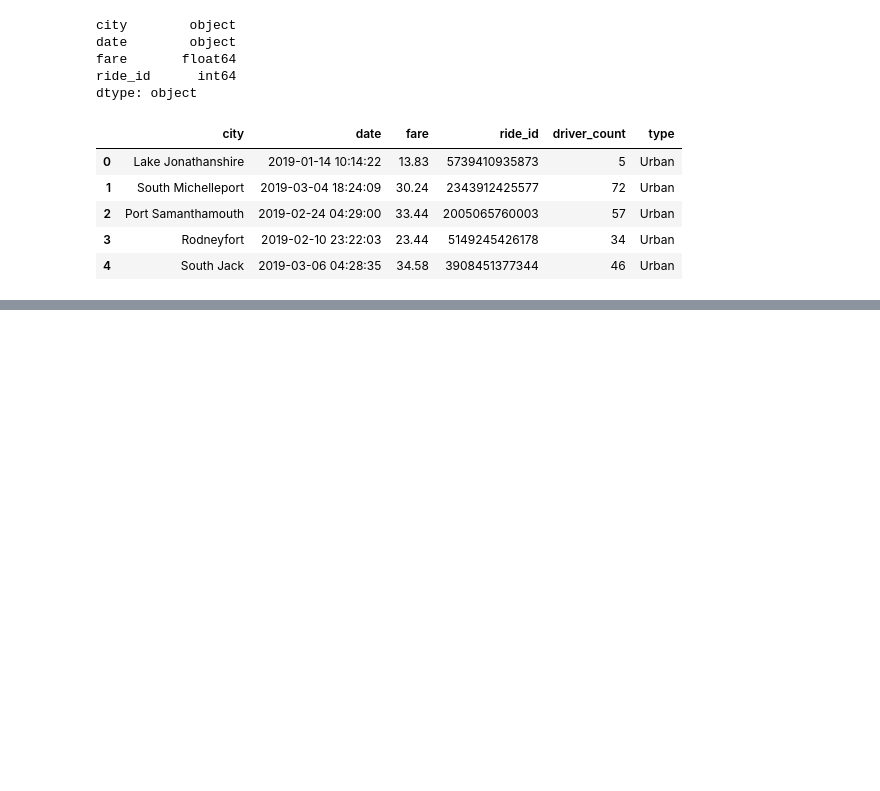
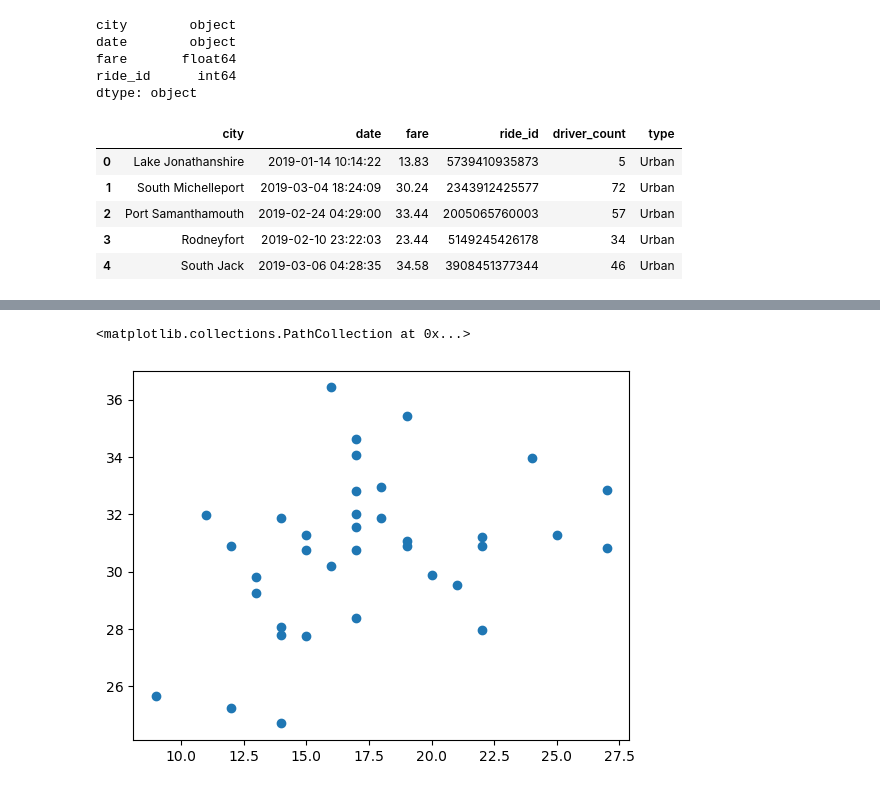
Before and after one commit to michelleacg/PyBer_Analysis, a Jupyter notebook: PyBer.ipynb, the cells around one changed output, grey strips where cells are left out. Saved outputs shown, nothing was run; the diff lists cells and outputs as text; code cells hidden in the pictures; blank space fills up the shorter version.

```diff
--- a/PyBer.ipynb
+++ b/PyBer.ipynb
@@ -123,0 +135,5 @@ pyber_data_df.head()
+# %%
+# Create the Suburban and Rural city DataFrames.
+suburban_cities_df = pyber_data_df[pyber_data_df["type"] == "Suburban"]
+rural_cities_df = pyber_data_df[pyber_data_df["type"] == "Rural"]
+rural_cities_df
@@ -123,0 +166,4 @@ pyber_data_df.head()
+# %%
+# Create the suburban and rural ride count.
+suburban_ride_count = suburban_cities_df.groupby(["city"]).count()["ride_id"]
+rural_ride_count = rural_cities_df.groupby(["city"]).count()["ride_id"]
@@ -123,0 +206,4 @@ pyber_data_df.head()
+# %%
+# Get average fare for each city in the urban cities.
+suburban_avg_fare = suburban_cities_df.groupby(["city"]).mean()["fare"]
+suburban_avg_fare.head()
@@ -123,0 +249,6 @@ pyber_data_df.head()
+# %%
+# Build the scatter plots for urban cities using MATLAB method
+plt.scatter(suburban_ride_count, suburban_avg_fare)
+# %% [output]
+<matplotlib.collections.PathCollection at 0x...>
+[figure, added]
```
Also changed, not shown: parts of 18 cells of this notebook, 8 other files.
